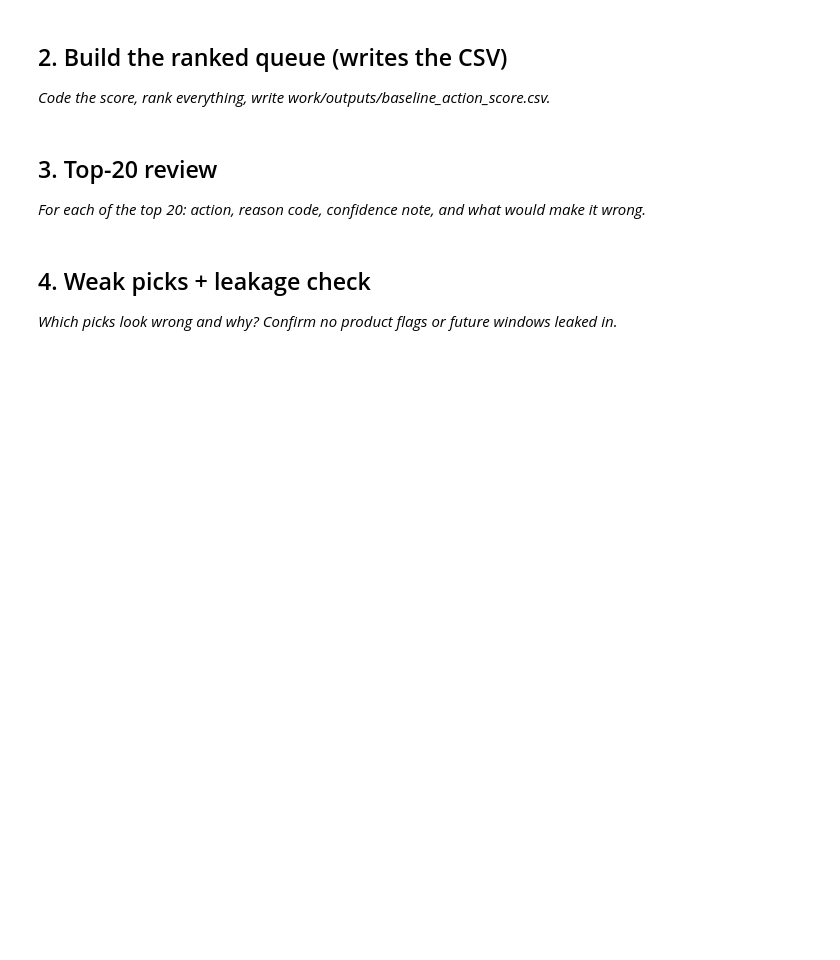
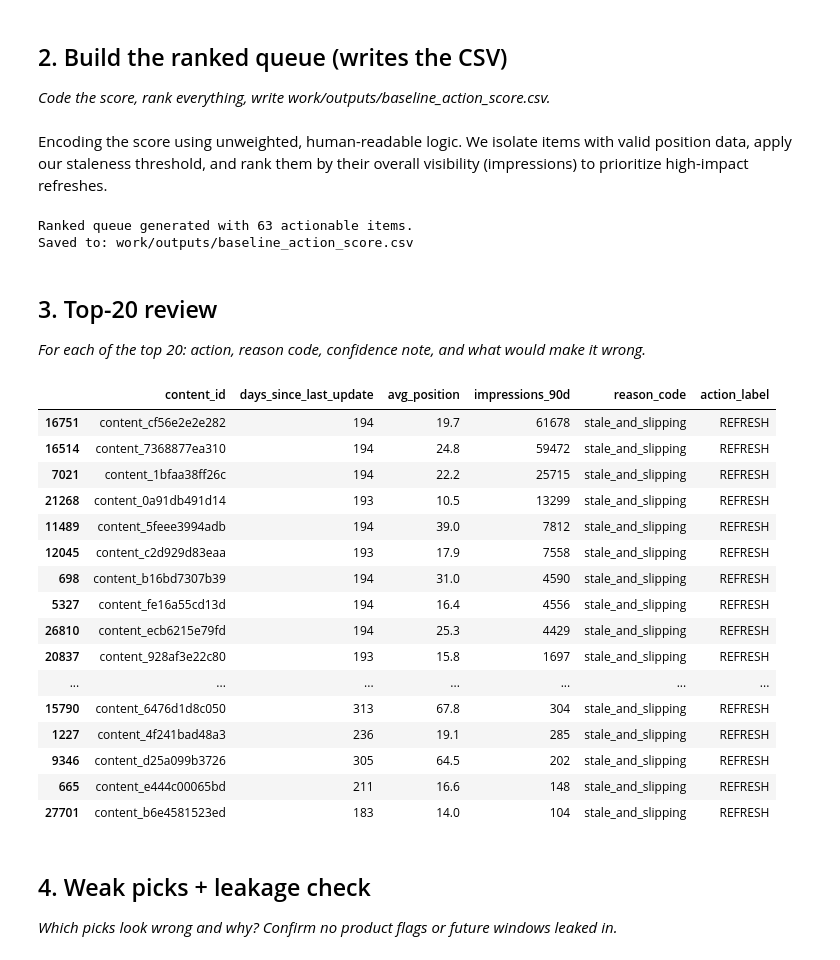
Before and after one commit to muhammadabdurrehmanmaqsood/flyrank-ml-internship-abdurrehman, a Jupyter notebook: work/notebooks/w04_baseline_score.ipynb, the cells around one changed output. Saved outputs shown, nothing was run; the diff lists cells and outputs as text; code cells hidden in the pictures; blank space fills up the shorter version.

Commit message:
Complete ML-07 baseline score and top-20 review

```diff
--- a/work/notebooks/w04_baseline_score.ipynb
+++ b/work/notebooks/w04_baseline_score.ipynb
@@ -23,3 +91,36 @@ This skeleton is yours to fill. Work the sections **in order** — each one has
+# %% [markdown]
+Encoding the score using unweighted, human-readable logic. We isolate items with valid position data, apply our staleness threshold, and rank them by their overall visibility (impressions) to prioritize high-impact refreshes.
+# %%
+# 1. Base conditions
+condition_stale = (df['days_since_last_update'] >= 180).astype(int)
+condition_slipping = (df['avg_position'] > 10).astype(int)
+condition_valid_pos = (df['avg_position'] > 0).astype(int)
+
+# 2. Score calculation
+df['baseline_score'] = condition_stale * condition_slipping * condition_valid_pos * df['impressions_90d']
+
+# 3. Attach reason code and action label
+df['reason_code'] = np.where(df['baseline_score'] > 0, 'stale_and_slipping', 'no_action_needed')
+df['action_label'] = np.where(df['baseline_score'] > 0, 'REFRESH', 'HOLD')
+
+# 4. Rank the queue (highest score first)
+ranked_queue = df[df['baseline_score'] > 0].sort_values(by='baseline_score', ascending=False).copy()
+
+import os
+
+# 5. Output to CSV
+output_dir = '../../work/outputs'
+# This creates the directory safely if it doesn't exist yet
+os.makedirs(output_dir, exist_ok=True)
+
+output_columns = ['content_id', 'client_id', 'baseline_score', 'reason_code', 'action_label']
+ranked_queue[output_columns].to_csv(f'{output_dir}/baseline_action_score.csv', index=False)
+
+print(f"Ranked queue generated with {len(ranked_queue)} actionable items.")
+print("Saved to: work/outputs/baseline_action_score.csv")
+# %% [output]
+Ranked queue generated with 63 actionable items.
+Saved to: work/outputs/baseline_action_score.csv
 # %% [markdown]
 ## 3. Top-20 review
 
@@ -27,6 +128,28 @@ This skeleton is yours to fill. Work the sections **in order** — each one has
 # %%
 # This cell is for CODE (numbers, a query, a check).
 # Write your text answer in the cell ABOVE this one — typing sentences here breaks Run All.
+# %%
+# Display the top 20 for manual review
+top_20 = ranked_queue[['content_id', 'days_since_last_update', 'avg_position', 'impressions_90d', 'reason_code', 'action_label']].head(20)
+display(top_20)
+# %% [output]
+|  | content_id | days_since_last_update | avg_position | impressions_90d | reason_code | action_label |
+| 16751 | content_cf56e2e2e282 | 194 | 19.7 | 61678 | stale_and_slipping | REFRESH |
+| 16514 | content_7368877ea310 | 194 | 24.8 | 59472 | stale_and_slipping | REFRESH |
+| 7021 | content_1bfaa38ff26c | 194 | 22.2 | 25715 | stale_and_slipping | REFRESH |
+| 21268 | content_0a91db491d14 | 193 | 10.5 | 13299 | stale_and_slipping | REFRESH |
+| 11489 | content_5feee3994adb | 194 | 39.0 | 7812 | stale_and_slipping | REFRESH |
+| 12045 | content_c2d929d83eaa | 193 | 17.9 | 7558 | stale_and_slipping | REFRESH |
+| 698 | content_b16bd7307b39 | 194 | 31.0 | 4590 | stale_and_slipping | REFRESH |
+| 5327 | content_fe16a55cd13d | 194 | 16.4 | 4556 | stale_and_slipping | REFRESH |
+| 26810 | content_ecb6215e79fd | 194 | 25.3 | 4429 | stale_and_slipping | REFRESH |
+| 20837 | content_928af3e22c80 | 193 | 15.8 | 1697 | stale_and_slipping | REFRESH |
+| ... | ... | ... | ... | ... | ... | ... |
+| 15790 | content_6476d1d8c050 | 313 | 67.8 | 304 | stale_and_slipping | REFRESH |
+| 1227 | content_4f241bad48a3 | 236 | 19.1 | 285 | stale_and_slipping | REFRESH |
+| 9346 | content_d25a099b3726 | 305 | 64.5 | 202 | stale_and_slipping | REFRESH |
+| 665 | content_e444c00065bd | 211 | 16.6 | 148 | stale_and_slipping | REFRESH |
+| 27701 | content_b6e4581523ed | 183 | 14.0 | 104 | stale_and_slipping | REFRESH |
 # %% [markdown]
 ## 4. Weak picks + leakage check
 
```
Also changed, not shown: parts of 10 cells of this notebook.
